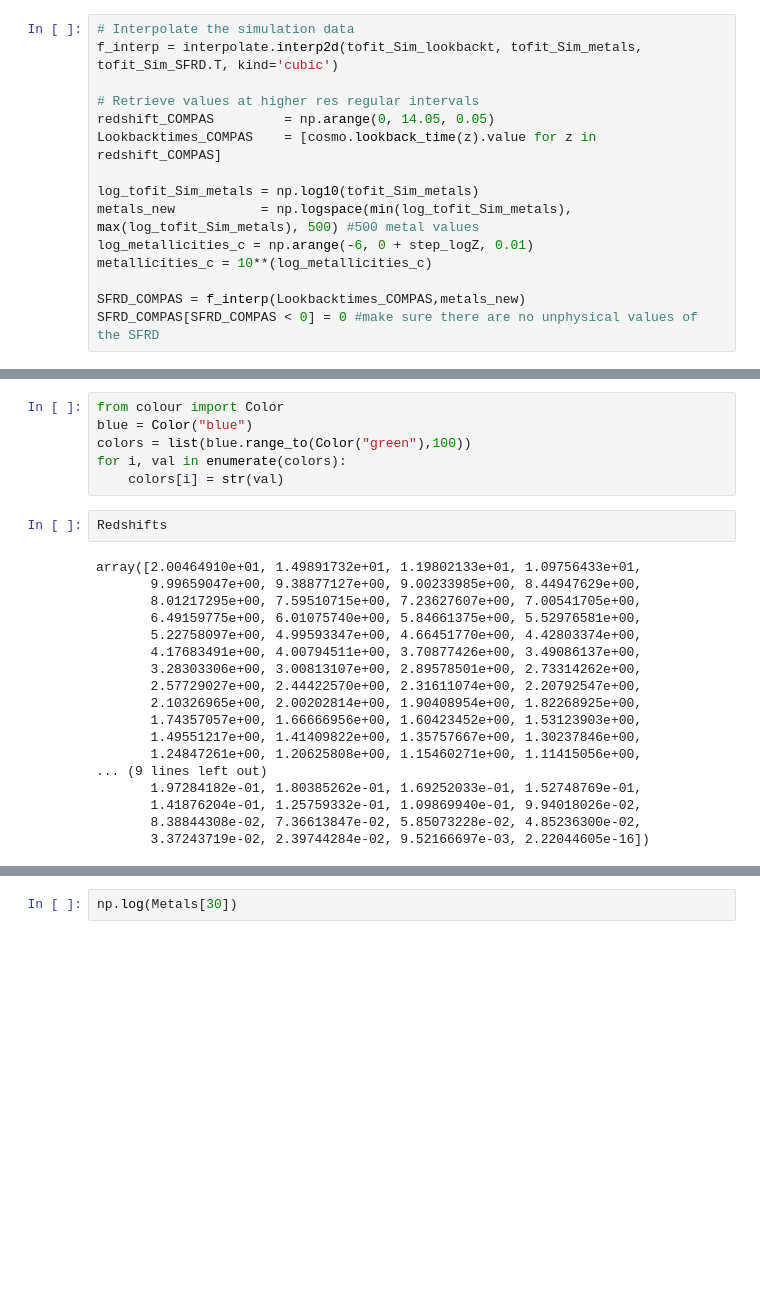
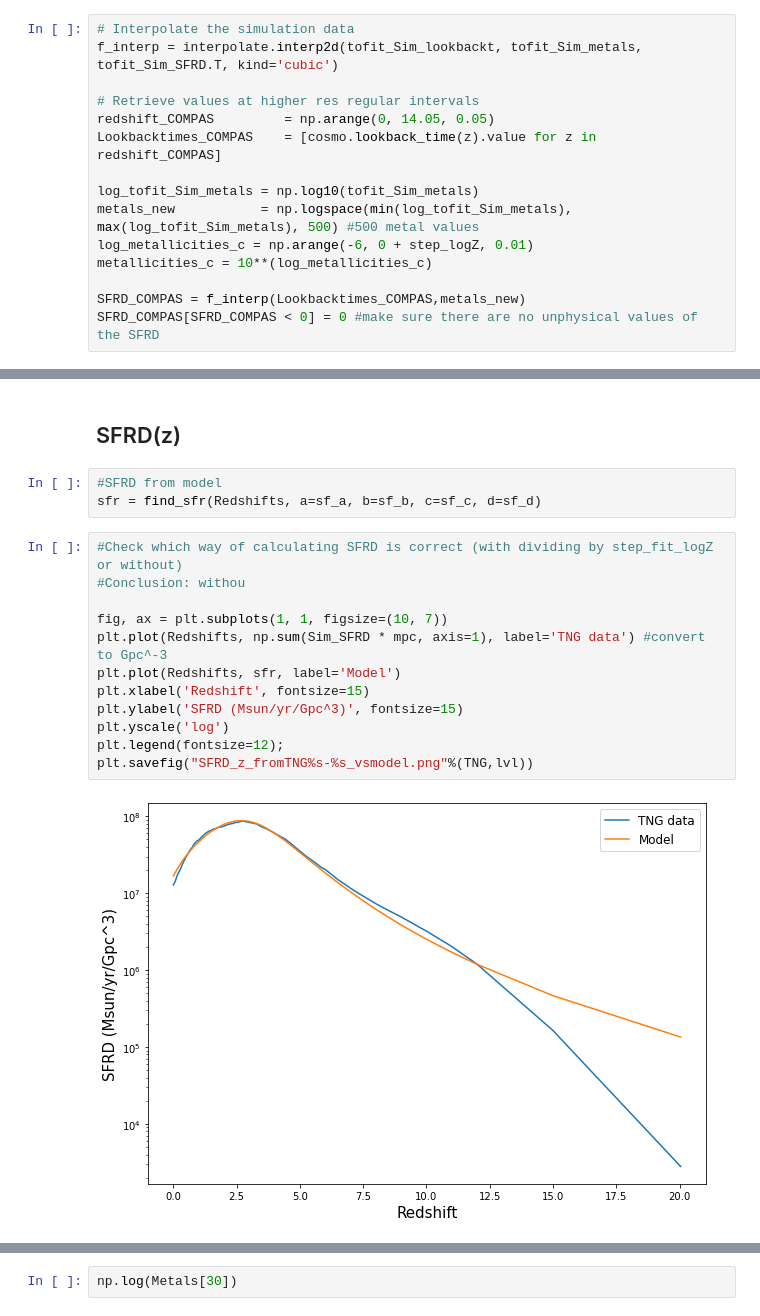
Before and after one commit to sashalvna/Fit_SFRD_TNG, a Jupyter notebook: TNG_data_for_cosmic_integration.ipynb, the cells around one changed output, grey strips where cells are left out. Saved outputs shown, nothing was run; the diff lists cells and outputs as text; blank space fills up the shorter version.

```diff
--- a/TNG_data_for_cosmic_integration.ipynb
+++ b/TNG_data_for_cosmic_integration.ipynb
@@ -324,26 +212,19 @@ Sim_SFRD       = Sim_SFRD/step_fit_logZ
-# %%
-from colour import Color
-blue = Color("blue")
-colors = list(blue.range_to(Color("green"),100))
-for i, val in enumerate(colors):
-    colors[i] = str(val)
-# %%
-Redshifts
-# %% [output]
-array([2.00464910e+01, 1.49891732e+01, 1.19802133e+01, 1.09756433e+01,
-       9.99659047e+00, 9.38877127e+00, 9.00233985e+00, 8.44947629e+00,
-       8.01217295e+00, 7.59510715e+00, 7.23627607e+00, 7.00541705e+00,
-       6.49159775e+00, 6.01075740e+00, 5.84661375e+00, 5.52976581e+00,
-       5.22758097e+00, 4.99593347e+00, 4.66451770e+00, 4.42803374e+00,
-       4.17683491e+00, 4.00794511e+00, 3.70877426e+00, 3.49086137e+00,
-       3.28303306e+00, 3.00813107e+00, 2.89578501e+00, 2.73314262e+00,
-       2.57729027e+00, 2.44422570e+00, 2.31611074e+00, 2.20792547e+00,
-       2.10326965e+00, 2.00202814e+00, 1.90408954e+00, 1.82268925e+00,
-       1.74357057e+00, 1.66666956e+00, 1.60423452e+00, 1.53123903e+00,
-       1.49551217e+00, 1.41409822e+00, 1.35757667e+00, 1.30237846e+00,
-       1.24847261e+00, 1.20625808e+00, 1.15460271e+00, 1.11415056e+00,
-... (9 lines left out)
-       1.97284182e-01, 1.80385262e-01, 1.69252033e-01, 1.52748769e-01,
-       1.41876204e-01, 1.25759332e-01, 1.09869940e-01, 9.94018026e-02,
-       8.38844308e-02, 7.36613847e-02, 5.85073228e-02, 4.85236300e-02,
-       3.37243719e-02, 2.39744284e-02, 9.52166697e-03, 2.22044605e-16])
+# %% [markdown]
+## SFRD(z)
+# %%
+#SFRD from model
+sfr = find_sfr(Redshifts, a=sf_a, b=sf_b, c=sf_c, d=sf_d)
+# %%
+#Check which way of calculating SFRD is correct (with dividing by step_fit_logZ or without)
+#Conclusion: withou
+
+fig, ax = plt.subplots(1, 1, figsize=(10, 7))
+plt.plot(Redshifts, np.sum(Sim_SFRD * mpc, axis=1), label='TNG data') #convert to Gpc^-3
+plt.plot(Redshifts, sfr, label='Model')
+plt.xlabel('Redshift', fontsize=15)
+plt.ylabel('SFRD (Msun/yr/Gpc^3)', fontsize=15)
+plt.yscale('log')
+plt.legend(fontsize=12);
+plt.savefig("SFRD_z_fromTNG%s-%s_vsmodel.png"%(TNG,lvl))
+# %% [output]
+[figure, added]
```
Also changed, not shown: parts of 53 cells of this notebook, 1 other file.
